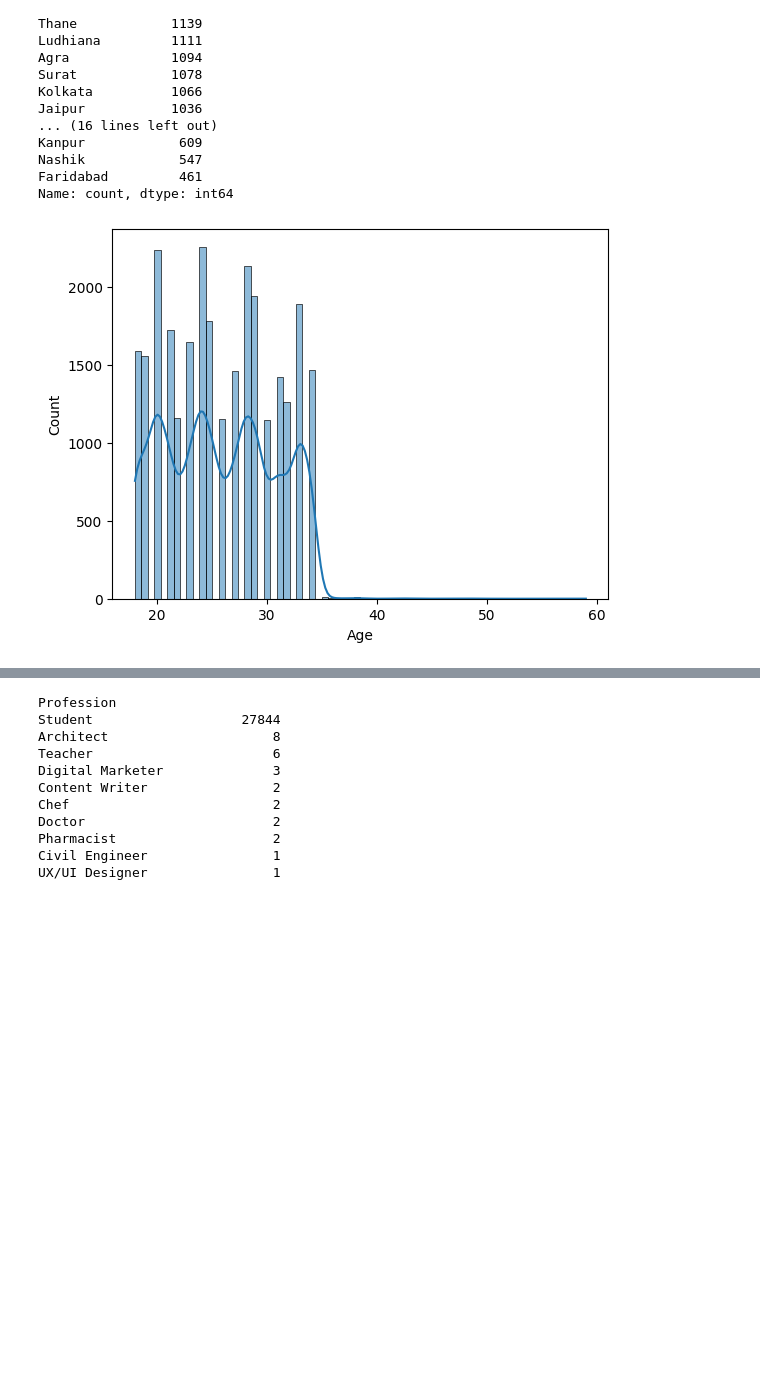
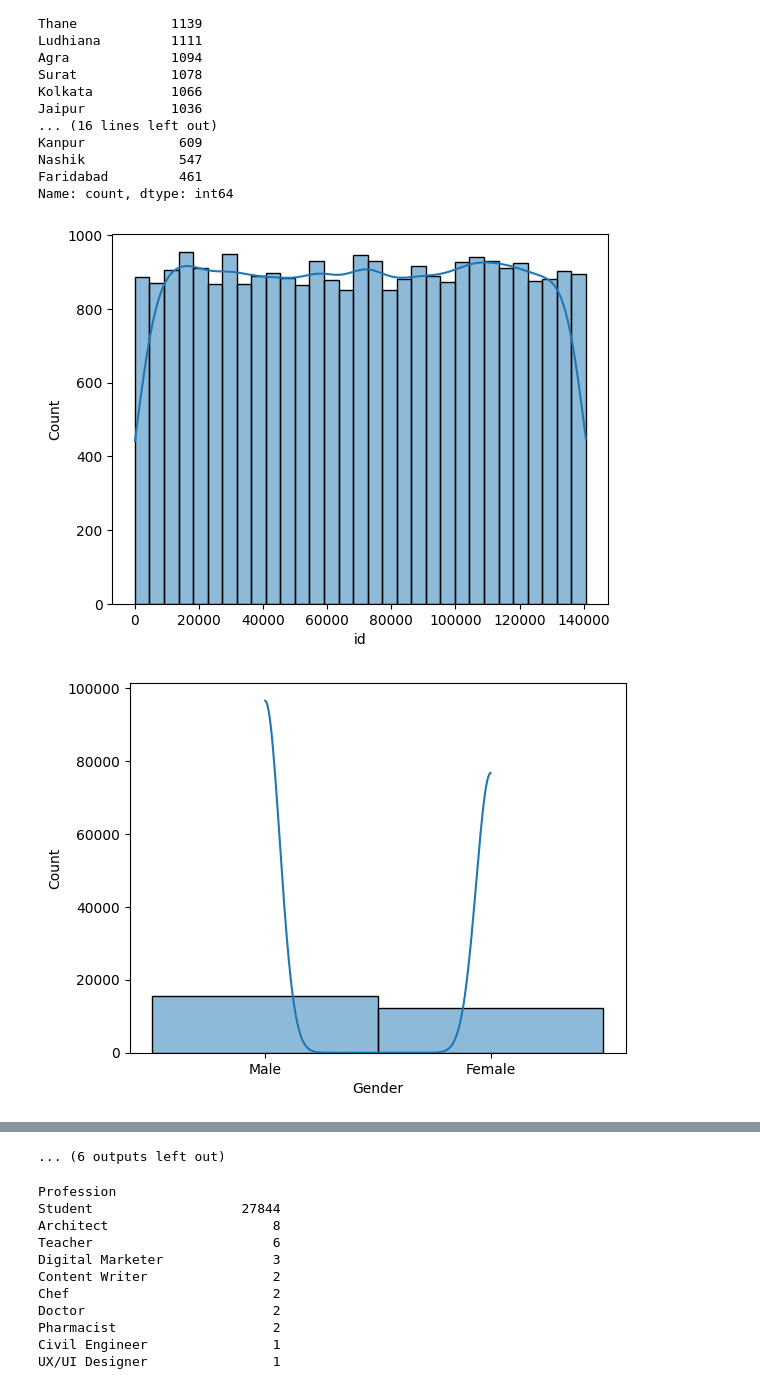
Before and after one commit to MWijesekara/DepressionPrediction, a Jupyter notebook: notebook09a7f64fa3.ipynb, the cells around one changed output, grey strips where cells are left out. Cells and saved outputs as stored; diff of their text form; code cells hidden in the pictures; blank space fills up the shorter version.

```diff
--- a/notebook09a7f64fa3.ipynb
+++ b/notebook09a7f64fa3.ipynb
@@ -129,8 +133,9 @@ Name: count, dtype: int64
 from matplotlib import pyplot as plt
 import seaborn as sea
 # %%
-# plt.hist(data['Financial Stress'])
-sea.histplot(data["Age"], kde=True)
-plt.show()
+for column in data.columns:
+    sea.histplot(data[column], kde=True)
+    plt.show()
 # %% [output]
-[figure, old version]
+[figure, new version]
+[figure, added]
@@ -137,3 +152,4 @@ plt.show()
+... (6 outputs left out)
 # %%
 data['Profession'].value_counts()
 # %% [output]
```
Also changed, not shown: parts of 5 cells of this notebook.
